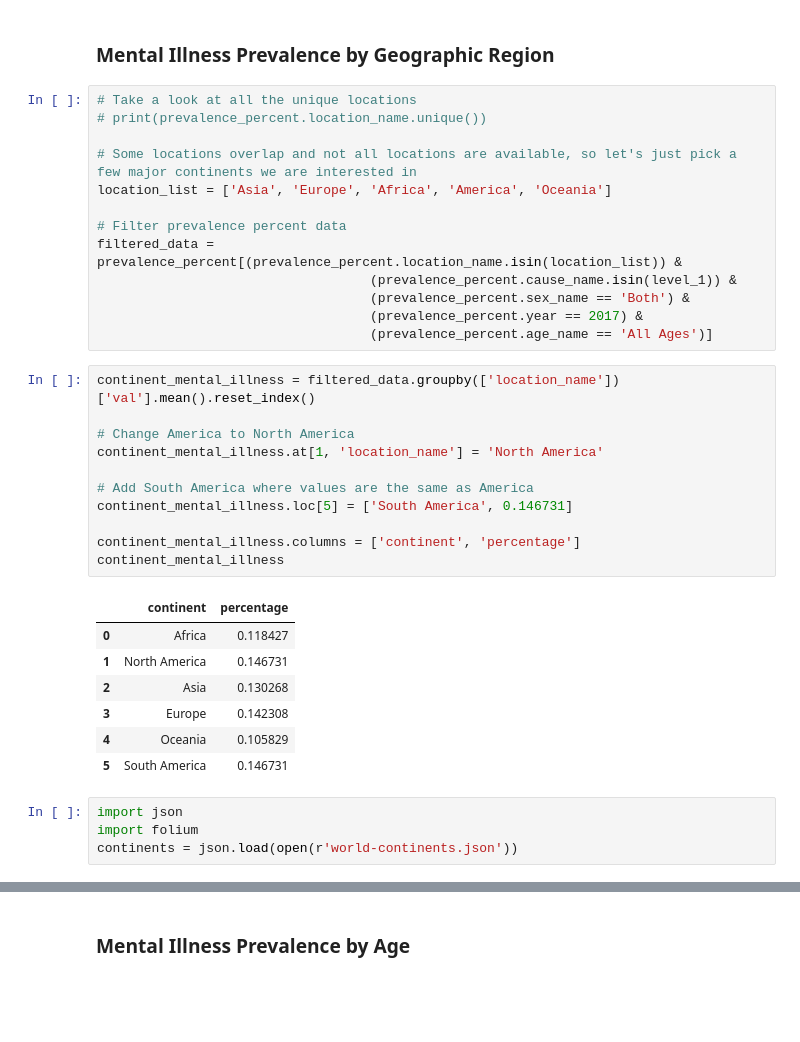
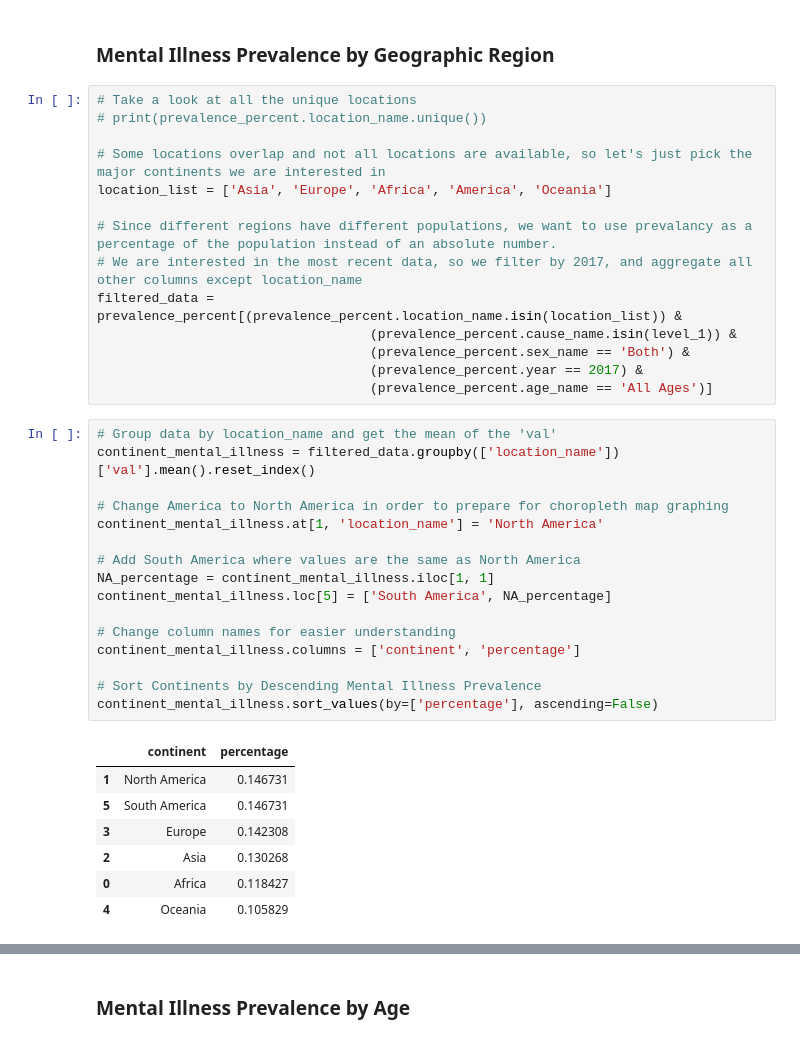
Before and after one commit to Sytta/ADA2018-Project, a Jupyter notebook: data_exploration_Judy_2.ipynb, the cells around one changed output, grey strips where cells are left out. Drawn from its saved outputs; the diff is of its cells as text; blank space fills up the shorter version.

```diff
--- a/data_exploration_Judy_2.ipynb
+++ b/data_exploration_Judy_2.ipynb
@@ -159,35 +173,37 @@ We observe that from 1990 - 2017, anxiety disorders and depressive disorders hav
 # Take a look at all the unique locations
 # print(prevalence_percent.location_name.unique())
 
-# Some locations overlap and not all locations are available, so let's just pick a few major continents we are interested in
+# Some locations overlap and not all locations are available, so let's just pick the major continents we are interested in
 location_list = ['Asia', 'Europe', 'Africa', 'America', 'Oceania']
 
-# Filter prevalence percent data
+# Since different regions have different populations, we want to use prevalancy as a percentage of the population instead of an absolute number.
+# We are interested in the most recent data, so we filter by 2017, and aggregate all other columns except location_name
 filtered_data = prevalence_percent[(prevalence_percent.location_name.isin(location_list)) &
                                    (prevalence_percent.cause_name.isin(level_1)) &
                                    (prevalence_percent.sex_name == 'Both') &
                                    (prevalence_percent.year == 2017) &
                                    (prevalence_percent.age_name == 'All Ages')]
 # %%
+# Group data by location_name and get the mean of the 'val'
 continent_mental_illness = filtered_data.groupby(['location_name'])['val'].mean().reset_index()
 
-# Change America to North America
+# Change America to North America in order to prepare for choropleth map graphing
 continent_mental_illness.at[1, 'location_name'] = 'North America'
 
-# Add South America where values are the same as America
-continent_mental_illness.loc[5] = ['South America', 0.146731]
+# Add South America where values are the same as North America
+NA_percentage = continent_mental_illness.iloc[1, 1]
+continent_mental_illness.loc[5] = ['South America', NA_percentage]
 
+# Change column names for easier understanding
 continent_mental_illness.columns = ['continent', 'percentage']
-continent_mental_illness
+
+# Sort Continents by Descending Mental Illness Prevalence
+continent_mental_illness.sort_values(by=['percentage'], ascending=False)
 # %% [output]
 |  | continent | percentage |
+| 1 | North America | 0.146731 |
+| 5 | South America | 0.146731 |
+| 3 | Europe | 0.142308 |
+| 2 | Asia | 0.130268 |
 | 0 | Africa | 0.118427 |
-| 1 | North America | 0.146731 |
-| 2 | Asia | 0.130268 |
-| 3 | Europe | 0.142308 |
 | 4 | Oceania | 0.105829 |
-| 5 | South America | 0.146731 |
-# %%
-import json
-import folium
-continents = json.load(open(r'world-continents.json'))
```
Also changed, not shown: parts of 10 cells of this notebook.
